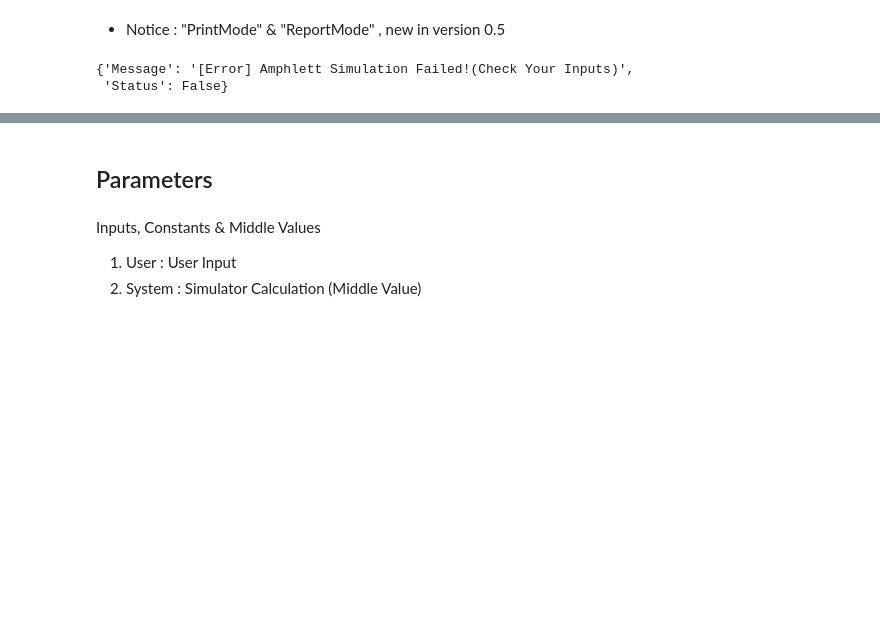
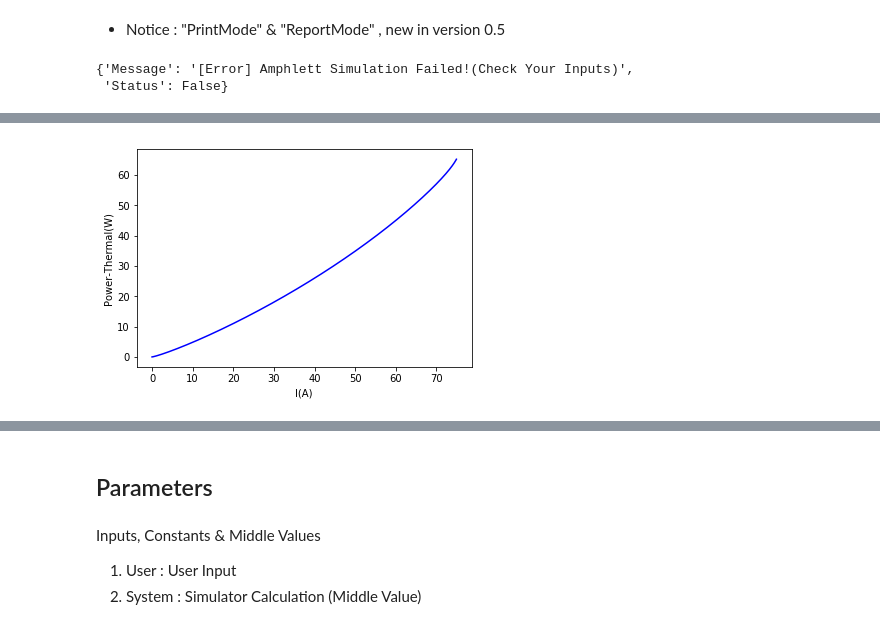
Before and after one commit to ECSIM/opem, a Jupyter notebook: Documents/Amphlett.ipynb, the cells around one changed output, grey strips where cells are left out. Drawn from its saved outputs; the diff is of its cells as text; code cells hidden in the pictures; blank space fills up the shorter version.

```diff
--- a/Documents/Amphlett.ipynb
+++ b/Documents/Amphlett.ipynb
@@ -321,0 +350,4 @@ Static_Analysis(InputMethod={},TestMode=True,PrintMode=False,ReportMode=True)
+# %%
+plot_func(data["I"],data["Ph"],"I(A)","Power-Thermal(W)","blue")
+# %% [output]
+[figure, added]
```
Also changed, not shown: parts of 12 cells of this notebook, 3 other files.
